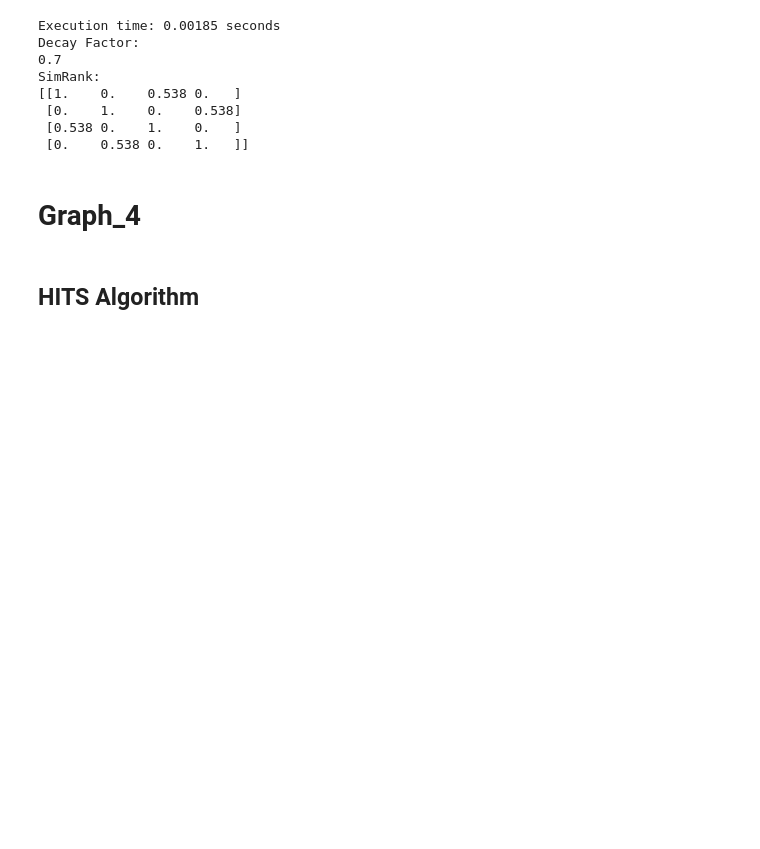
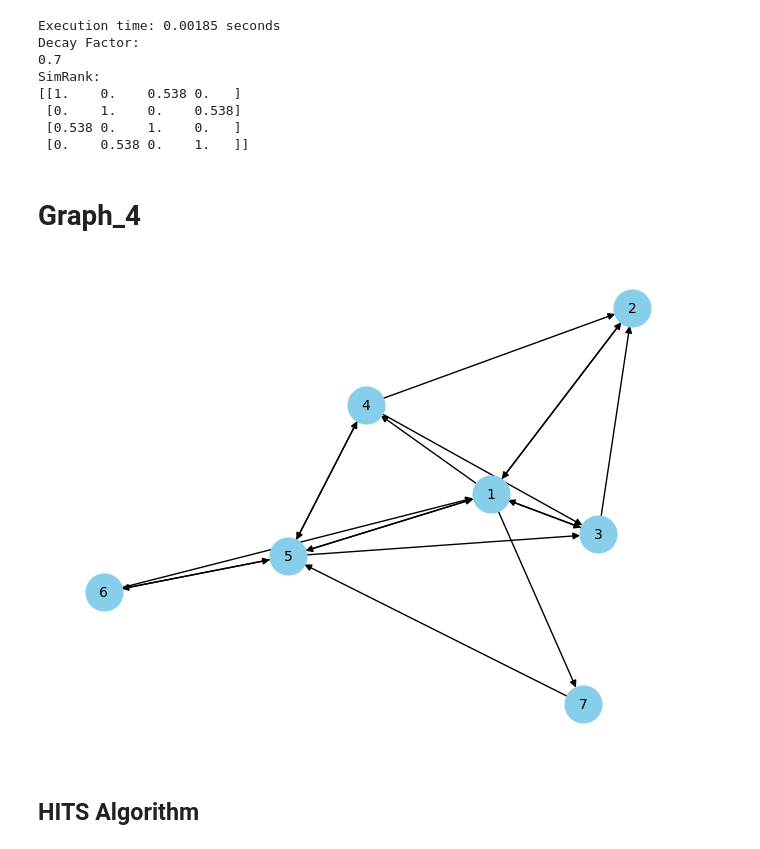
Before and after one commit to carlwang49/NCKU_DM_PROJECT_3, a Jupyter notebook: src/output.ipynb, the cells around one changed output. Cells and saved outputs as stored; diff of their text form; code cells hidden in the pictures; blank space fills up the shorter version.

```diff
--- a/src/output.ipynb
+++ b/src/output.ipynb
@@ -252,7 +300,11 @@ SimRank:
 # Graph_4
 # %%
 graph_file = '../inputs/graph_4.txt'
+graph = create_graph_from_file(graph_file)
+draw_graph(graph)
 graph = initialize_graph_from_file(graph_file)
+# %% [output]
+[figure, added]
 # %% [markdown]
 ## HITS Algorithm
 # %%
```
Also changed, not shown: parts of 6 cells of this notebook, 1 other file.
